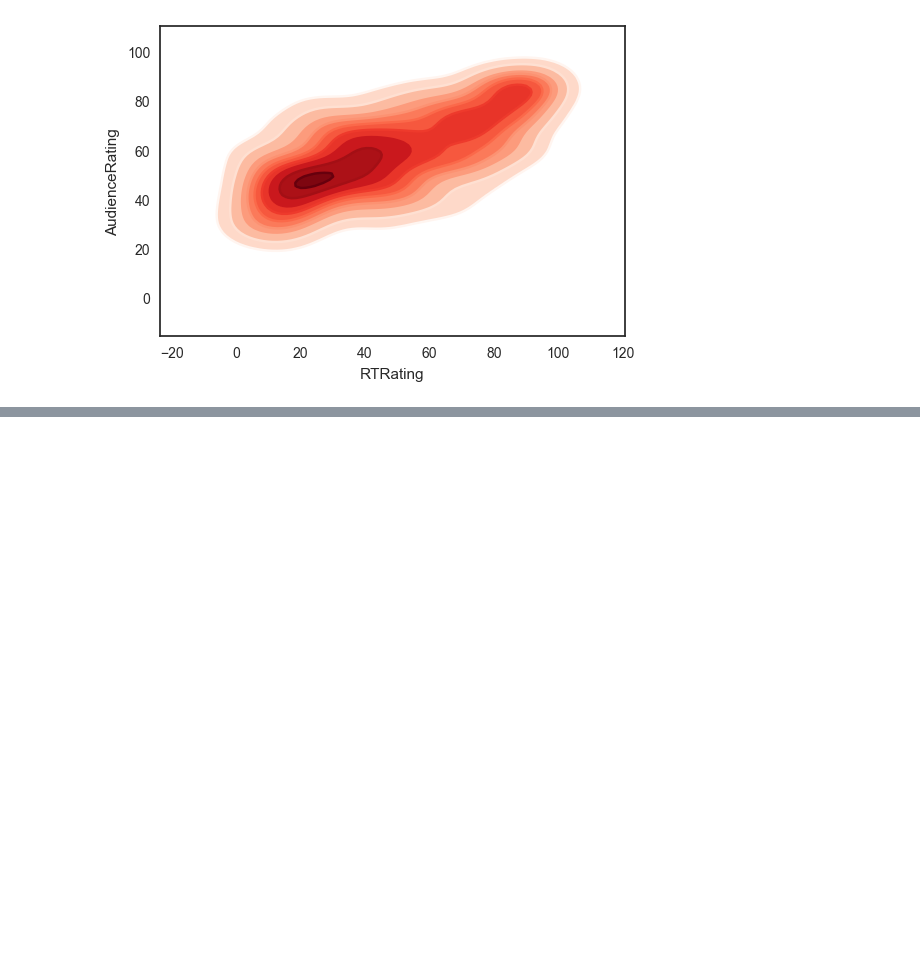
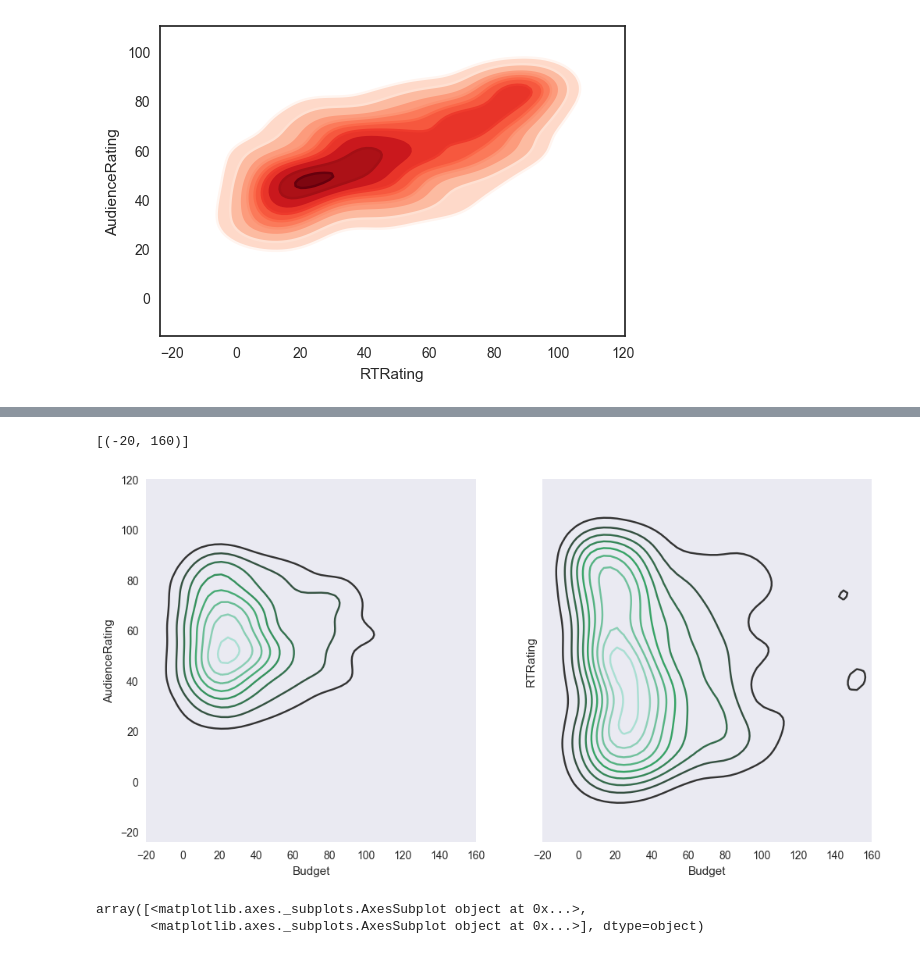
Before and after one commit to epireve/nb-projects, a Jupyter notebook: Movie Ratings Analytics.ipynb, the cells around one changed output, grey strips where cells are left out. Cells and saved outputs as stored; diff of their text form; code cells hidden in the pictures; blank space fills up the shorter version.

Commit message:
Adding subplots for KDE

```diff
--- a/Movie Ratings Analytics.ipynb
+++ b/Movie Ratings Analytics.ipynb
@@ -343,0 +353,14 @@ k1b = sns.kdeplot(movies.RTRating, movies.AudienceRating, shade=True, shade_lowe
+# %%
+f, axes = plt.subplots (1,2, figsize=(12,6), sharex=True, sharey=True) #sharex is for sharing the same style as k2. Refer the xlim below
+k2 = sns.kdeplot(movies.Budget, movies.AudienceRating, ax=axes[0])
+k3 = sns.kdeplot(movies.Budget, movies.RTRating, ax=axes[1])
+# k3 = sns.kdeplot(movies.Budget, movies.RTRating, ax=axes[1,0])For two dimentional. Make sure subplots (2,2)
+k2.set(xlim=(-20,160))
+# %% [output]
+[(-20, 160)]
+[figure, added]
+# %%
+axes
+# %% [output]
+array([<matplotlib.axes._subplots.AxesSubplot object at 0x...>,
+       <matplotlib.axes._subplots.AxesSubplot object at 0x...>], dtype=object)
```
Also changed, not shown: parts of 2 cells of this notebook.
